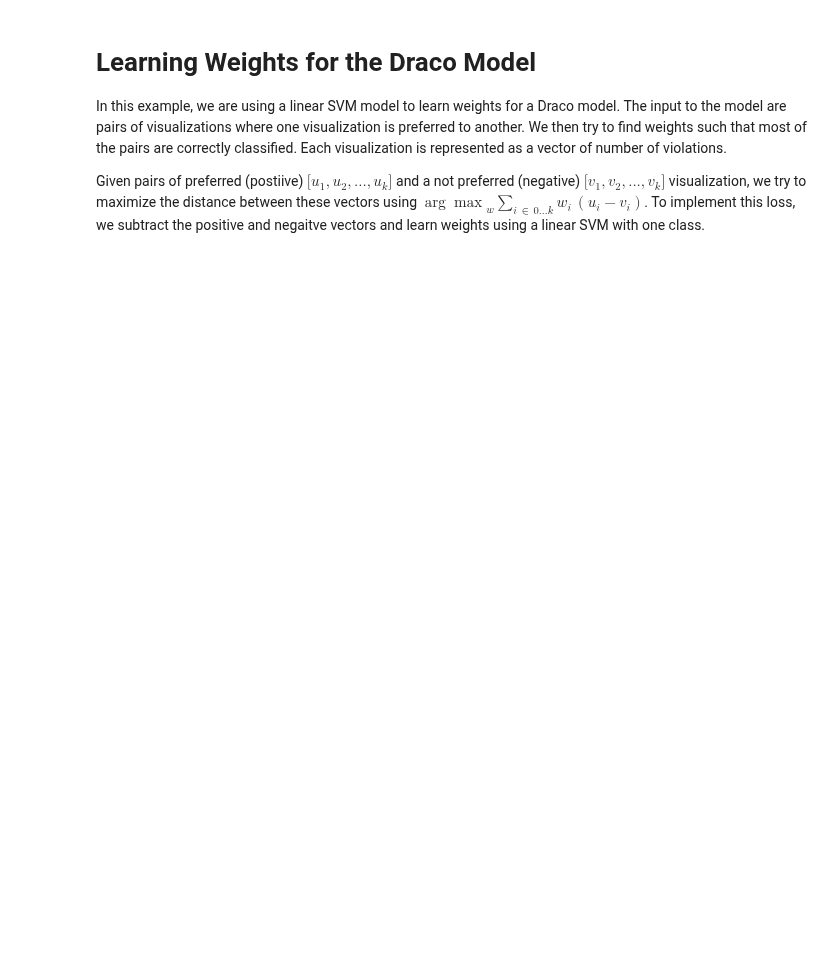
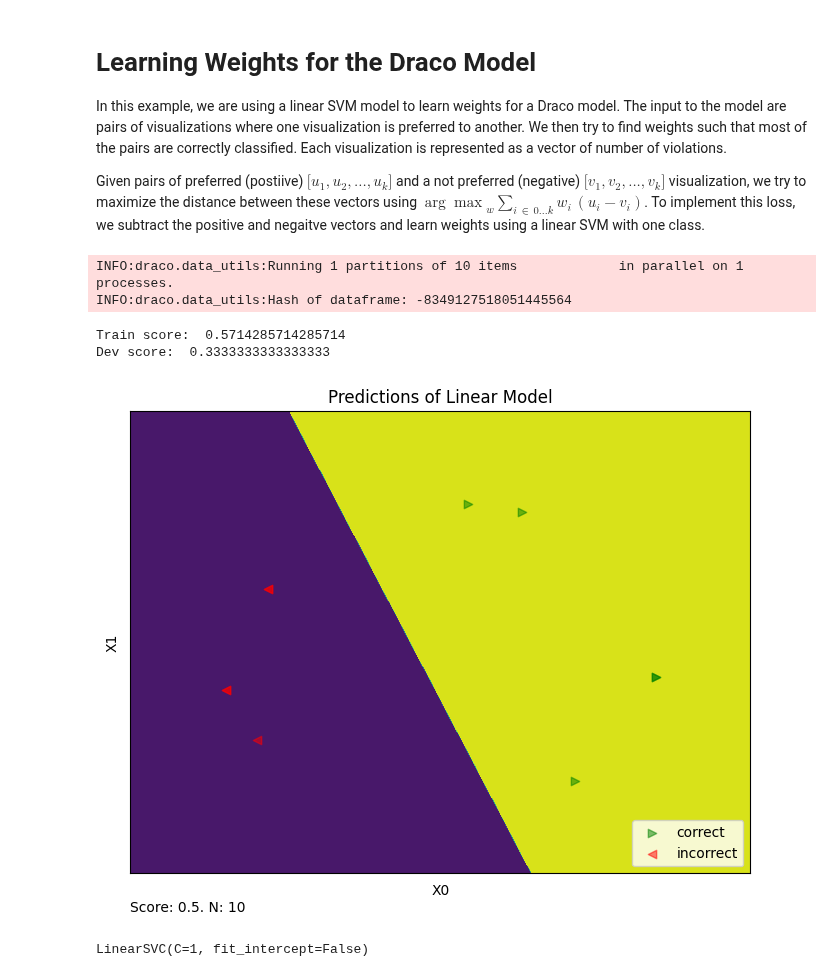
Before and after one commit to cmudig/draco2, a Jupyter notebook: docs/applications/draco_learn.ipynb, the cells around one changed output. Cells and saved outputs as stored; diff of their text form; code cells hidden in the pictures; blank space fills up the shorter version.

```diff
--- a/docs/applications/draco_learn.ipynb
+++ b/docs/applications/draco_learn.ipynb
@@ -276,9 +272,9 @@ with open("./data/saket2018_draco2.json") as file:
     json_data = json.load(file)
 
     for pair in json_data:
-        pair["pair_id"] = i
         pair["source"] = "saket_2018"
-        learn_data[i] = pair
+        pair["pair_id"] = f'{pair["source"]}_{i}'
+        learn_data[pair["pair_id"]] = pair
         i += 1
 
 data = pairs_to_vec(learn_data)
@@ -286,6 +282,14 @@ data = pairs_to_vec(learn_data)
 assert set(data.negative.columns) == set(
     default_draco.soft_constraint_names
 ), "Feature names do not match."
+# %% [output]
+INFO:draco.data_utils:Running 1 partitions of 10 items             in parallel on 1 processes.
+INFO:draco.data_utils:Hash of dataframe: -8349127518051445564
 # %%
-train_dev, _ = train_test_split(data, test_size=0.3, random_state=1)
+project_and_plot(data, test_size=0.3)
+# %% [output]
+Train score:  0.5714285714285714
+Dev score:  0.3333333333333333
+[figure, added]
+LinearSVC(C=1, fit_intercept=False)
 # %%
```
Also changed, not shown: parts of 6 cells of this notebook, 9 other files.
